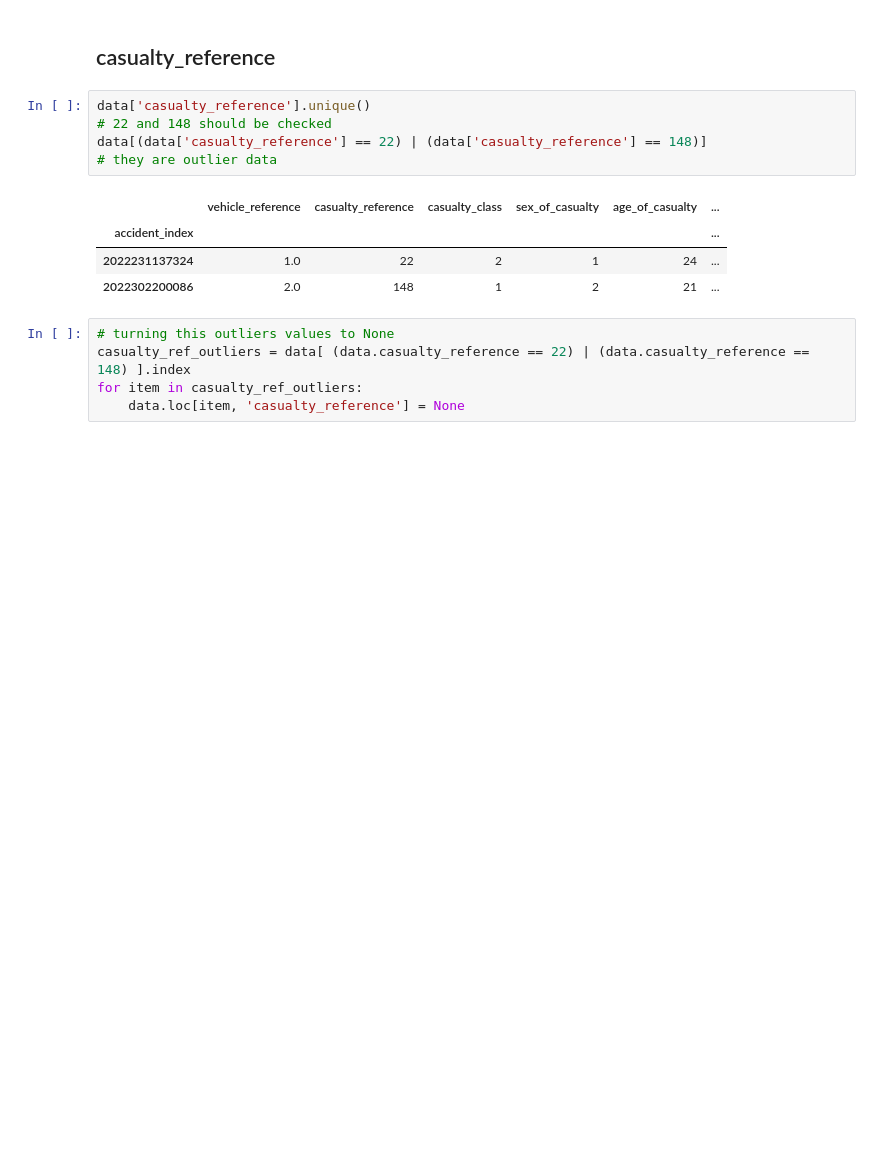
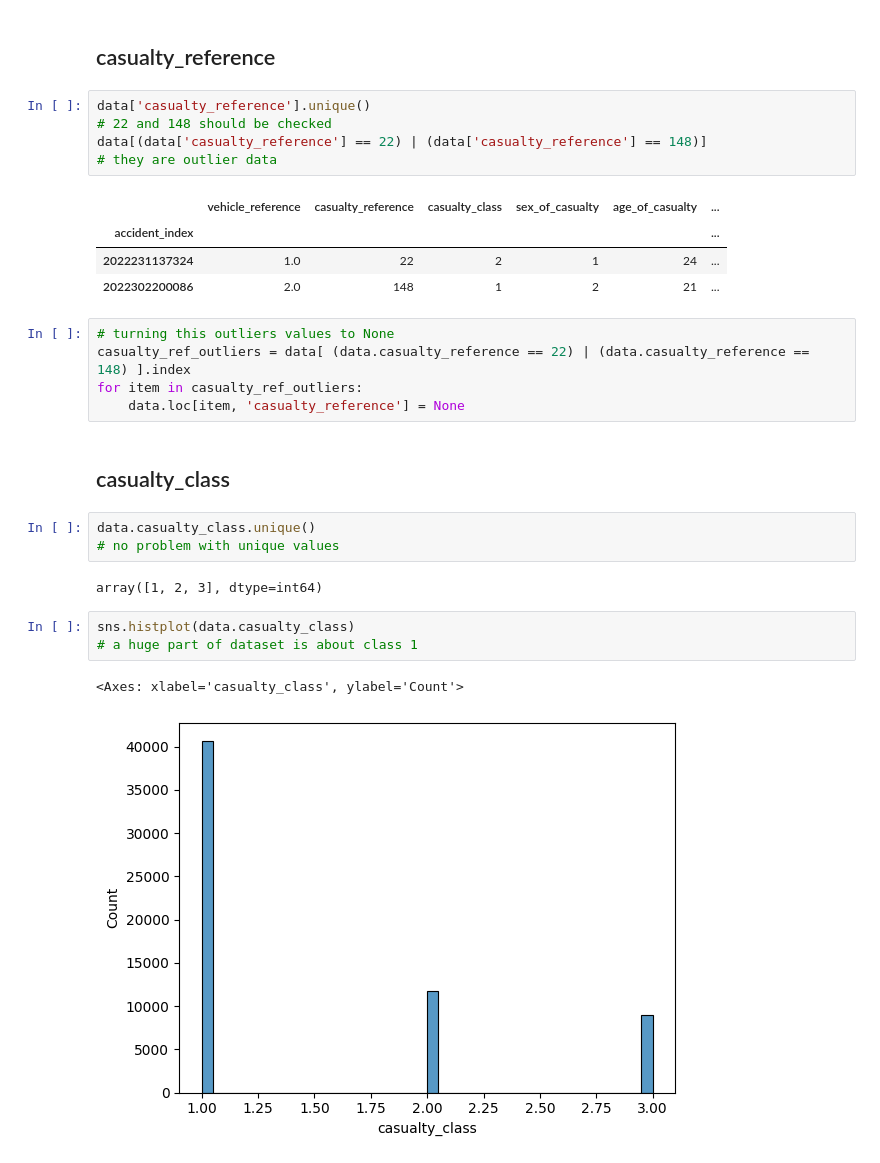
Before and after one commit to ali78efi/accidents_data_analyzing, a Jupyter notebook: accident_analys.ipynb, the cells around one changed output. Drawn from its saved outputs; the diff is of its cells as text; blank space fills up the shorter version.

Commit message:
casualty_class checked

```diff
--- a/accident_analys.ipynb
+++ b/accident_analys.ipynb
@@ -120,3 +120,16 @@ data[(data['casualty_reference'] == 22) | (data['casualty_reference'] == 148)]
 casualty_ref_outliers = data[ (data.casualty_reference == 22) | (data.casualty_reference == 148) ].index
 for item in casualty_ref_outliers:
     data.loc[item, 'casualty_reference'] = None
+# %% [markdown]
+## casualty_class
+# %%
+data.casualty_class.unique()
+# no problem with unique values
+# %% [output]
+array([1, 2, 3], dtype=int64)
+# %%
+sns.histplot(data.casualty_class)
+# a huge part of dataset is about class 1
+# %% [output]
+<Axes: xlabel='casualty_class', ylabel='Count'>
+[figure, added]
```
